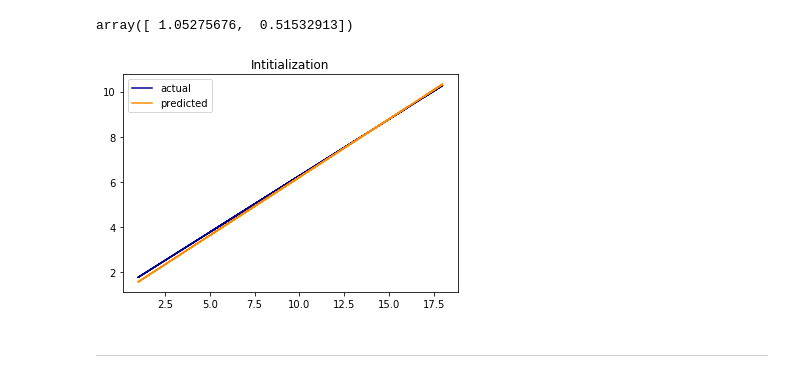
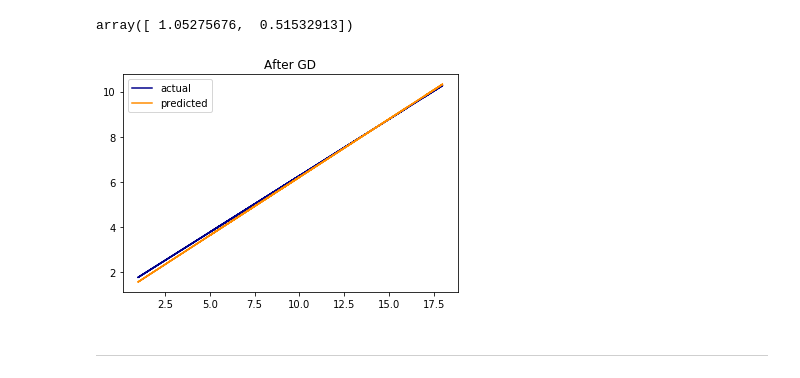
Before and after one commit to dziganto/Data_Science_Fundamentals, a Jupyter notebook: Linear_Regression_&_Intro_to_GD.ipynb, the cells around one changed output. Cells and saved outputs as stored; diff of their text form; code cells hidden in the pictures.

```diff
--- a/Linear_Regression_&_Intro_to_GD.ipynb
+++ b/Linear_Regression_&_Intro_to_GD.ipynb
@@ -136,14 +136,6 @@ class batch_gradient_descent:
             np.random.seed(self._seed)
         self.coef_ = np.random.randn(self._data.shape[1])
         self._iteration = 0
-
-    def predict(self, X_train):
-        '''returns predictions given inputs'''
-        return np.dot(X_train, self.coef_)
-
-    def mse(self):
-        '''returns mean squared error'''
-        return np.mean( (self.predict(self._data) - self._target) ** 2)
 
     def _calc_loss(self):
         '''return difference between prediction and target'''
@@ -163,6 +155,14 @@ class batch_gradient_descent:
                 print('Epoch: {0} \nMSE: {1}, \nCoefs: {2}\n'.format(self._iteration, self.mse(), self.coef_))
             self._iteration += 1
             self._update_weights()
+
+    def predict(self, X_train):
+        '''returns predictions given inputs'''
+        return np.dot(X_train, self.coef_)
+
+    def mse(self):
+        '''returns mean squared error'''
+        return np.mean( (self._calc_loss()) ** 2)
 # %%
 def plot(X, y, obj):
     '''plot actual vs predicted values'''
@@ -206,9 +206,9 @@ gd.coef_
 array([ 1.05275676,  0.51532913])
 # %%
 plot(X, y, gd)
-plt.title('Intitialization');
+plt.title('After GD');
 # %% [output]
-[figure, old version]
+[figure, new version]
 # %% [markdown]
 ---
 # %% [markdown]
```
